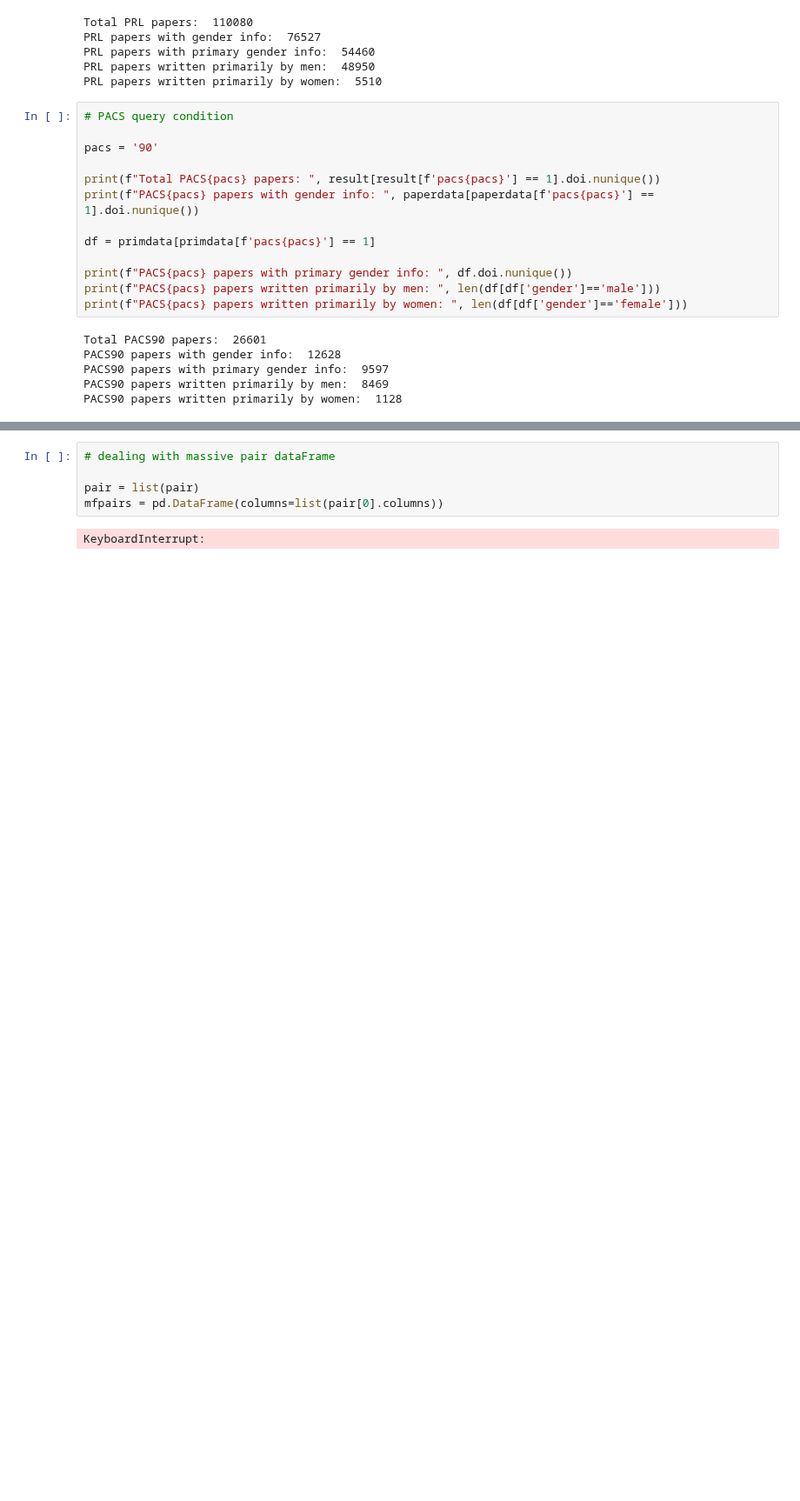
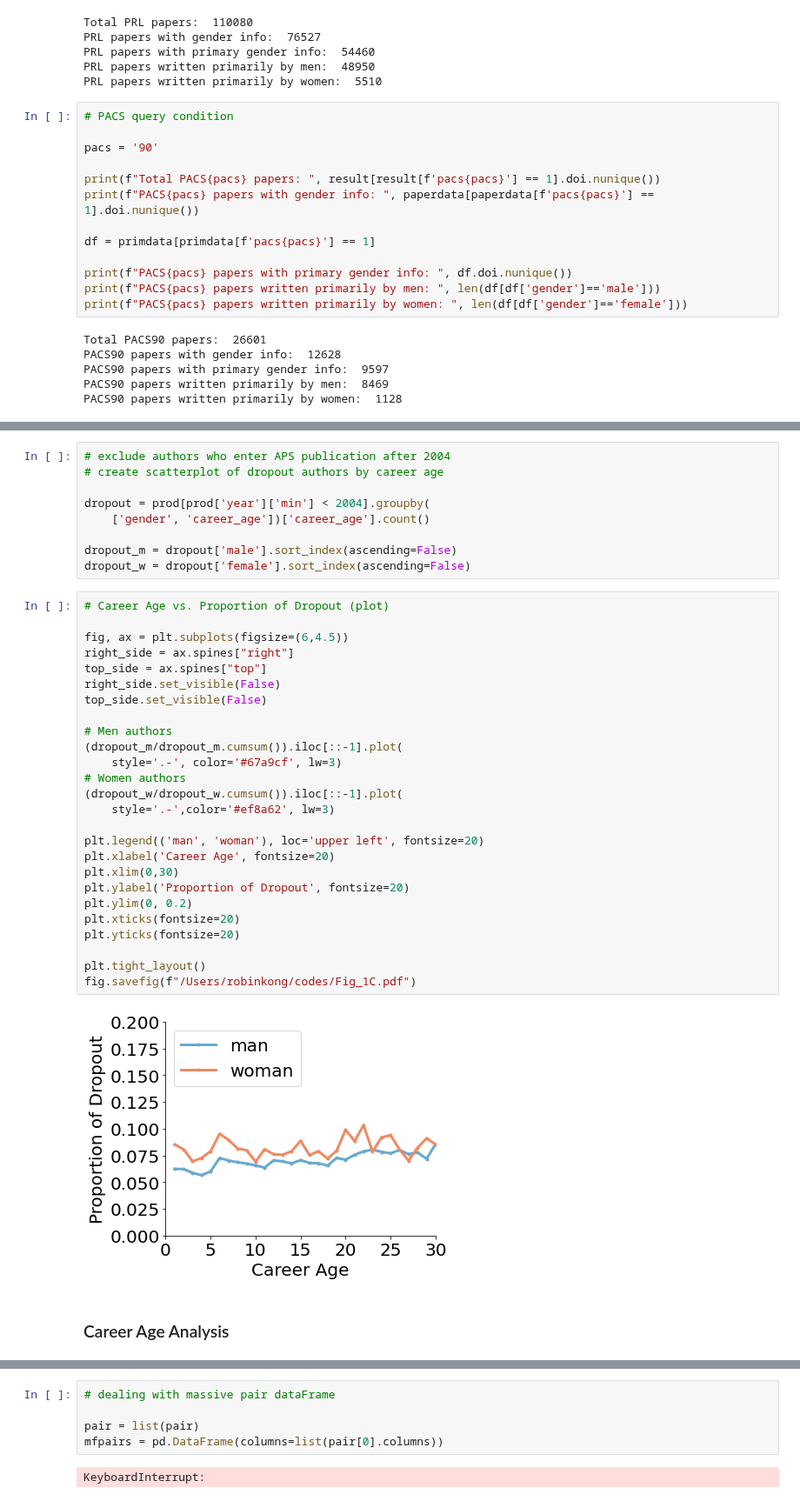
Before and after one commit to therobinkay/firstmover, a Jupyter notebook: main.ipynb, the cells around one changed output, grey strips where cells are left out. Shown at 87% size. Drawn from its saved outputs; the diff is of its cells as text; blank space fills up the shorter version.

```diff
--- a/main.ipynb
+++ b/main.ipynb
@@ -102,0 +148,39 @@ PACS90 papers written primarily by women:  1128
+# %%
+# exclude authors who enter APS publication after 2004
+# create scatterplot of dropout authors by career age
+
+dropout = prod[prod['year']['min'] < 2004].groupby(
+    ['gender', 'career_age'])['career_age'].count()
+
+dropout_m = dropout['male'].sort_index(ascending=False)
+dropout_w = dropout['female'].sort_index(ascending=False)
+# %%
+# Career Age vs. Proportion of Dropout (plot)
+
+fig, ax = plt.subplots(figsize=(6,4.5))
+right_side = ax.spines["right"]
+top_side = ax.spines["top"]
+right_side.set_visible(False)
+top_side.set_visible(False)
+
+# Men authors
+(dropout_m/dropout_m.cumsum()).iloc[::-1].plot(
+    style='.-', color='#67a9cf', lw=3)
+# Women authors
+(dropout_w/dropout_w.cumsum()).iloc[::-1].plot(
+    style='.-',color='#ef8a62', lw=3)
+
+plt.legend(('man', 'woman'), loc='upper left', fontsize=20)
+plt.xlabel('Career Age', fontsize=20)
+plt.xlim(0,30)
+plt.ylabel('Proportion of Dropout', fontsize=20)
+plt.ylim(0, 0.2)
+plt.xticks(fontsize=20)
+plt.yticks(fontsize=20)
+
+plt.tight_layout()
+fig.savefig(f"/Users/robinkong/codes/Fig_1C.pdf")
+# %% [output]
+[figure, added]
+# %% [markdown]
+### Career Age Analysis
```
Also changed, not shown: parts of 38 cells of this notebook.
